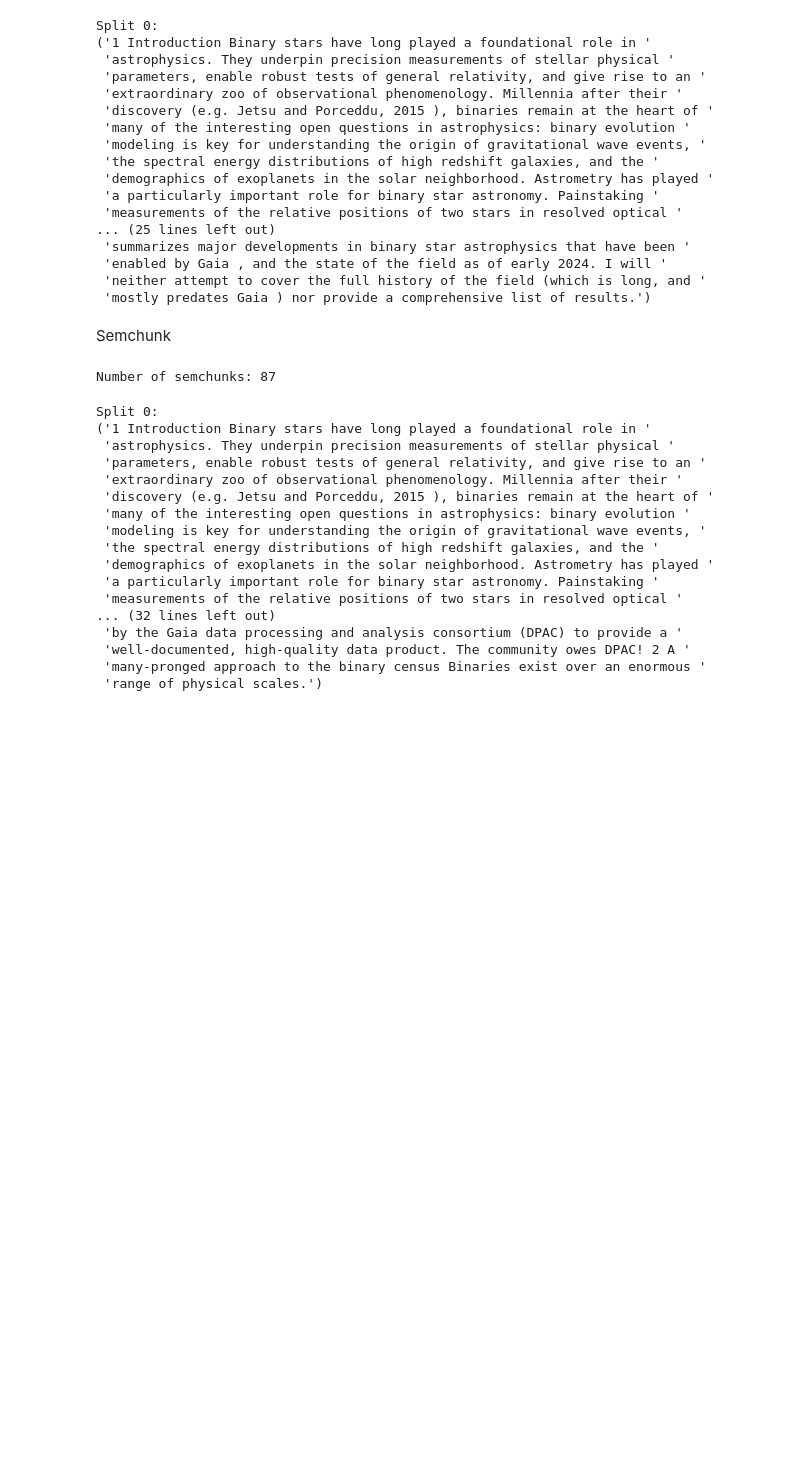
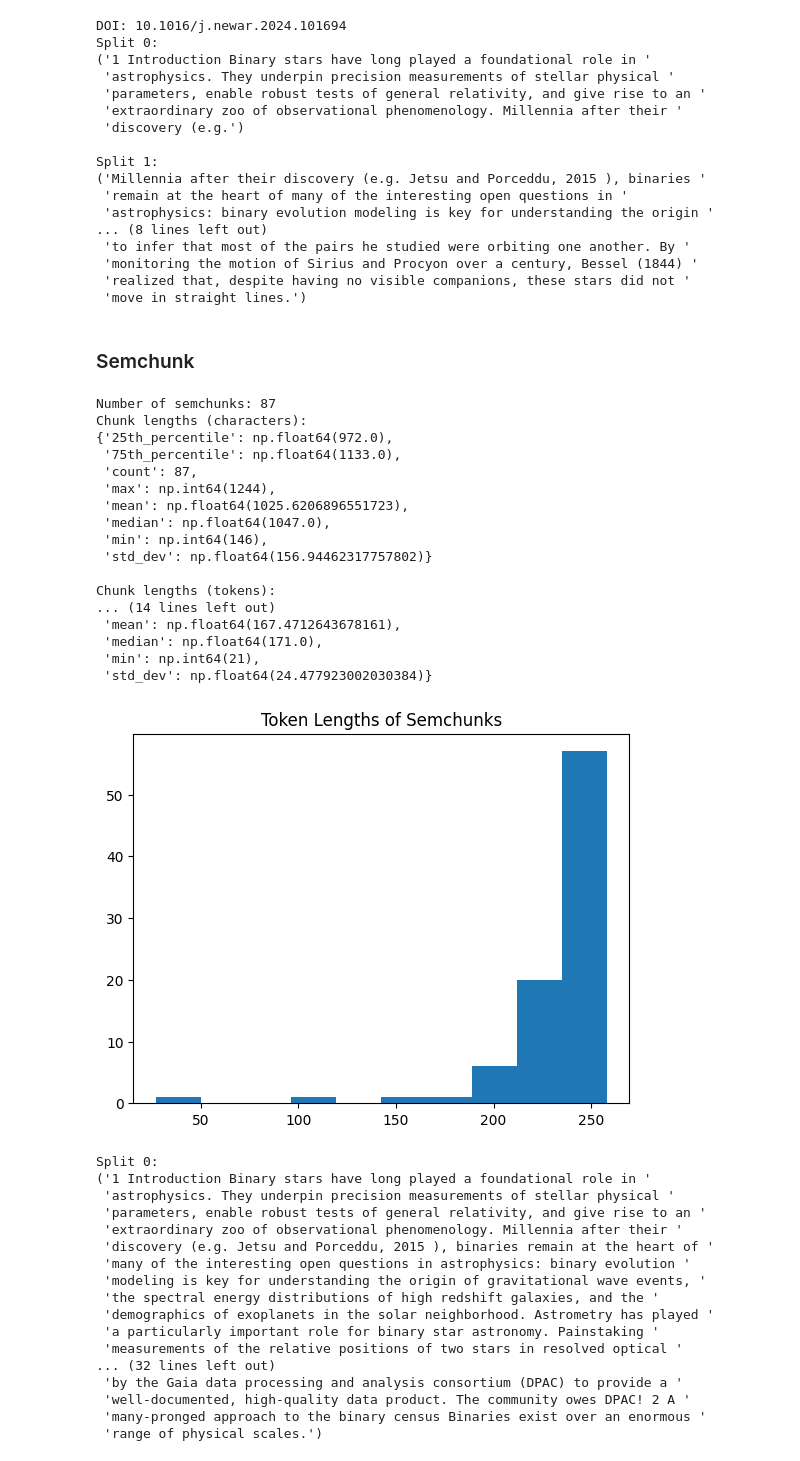
Before and after one commit to benjaminb/citeline, a Jupyter notebook: test_text_splitting.ipynb, the cells around one changed output. Drawn from its saved outputs; the diff is of its cells as text; code cells hidden in the pictures; blank space fills up the shorter version.

```diff
--- a/test_text_splitting.ipynb
+++ b/test_text_splitting.ipynb
@@ -71,39 +89,73 @@ Number of chunks: 113
 # %%
+print(f"DOI: {df['doi'].iloc[0]}")
 for i in range(3):
     print(f"Split {i}:")
     pprint(chunks[i])
     print()
 # %% [output]
+DOI: 10.1016/j.newar.2024.101694
 Split 0:
 ('1 Introduction Binary stars have long played a foundational role in '
  'astrophysics. They underpin precision measurements of stellar physical '
  'parameters, enable robust tests of general relativity, and give rise to an '
  'extraordinary zoo of observational phenomenology. Millennia after their '
- 'discovery (e.g. Jetsu and Porceddu, 2015 ), binaries remain at the heart of '
- 'many of the interesting open questions in astrophysics: binary evolution '
- 'modeling is key for understanding the origin of gravitational wave events, '
- 'the spectral energy distributions of high redshift galaxies, and the '
- 'demographics of exoplanets in the solar neighborhood. Astrometry has played '
- 'a particularly important role for binary star astronomy. Painstaking '
- 'measurements of the relative positions of two stars in resolved optical '
-... (25 lines left out)
- 'summarizes major developments in binary star astrophysics that have been '
- 'enabled by Gaia , and the state of the field as of early 2024. I will '
- 'neither attempt to cover the full history of the field (which is long, and '
- 'mostly predates Gaia ) nor provide a comprehensive list of results.')
+ 'discovery (e.g.')
+
+Split 1:
+('Millennia after their discovery (e.g. Jetsu and Porceddu, 2015 ), binaries '
+ 'remain at the heart of many of the interesting open questions in '
+ 'astrophysics: binary evolution modeling is key for understanding the origin '
+... (8 lines left out)
+ 'to infer that most of the pairs he studied were orbiting one another. By '
+ 'monitoring the motion of Sirius and Procyon over a century, Bessel (1844) '
+ 'realized that, despite having no visible companions, these stars did not '
+ 'move in straight lines.')
 # %% [markdown]
-Semchunk
+### Semchunk
 # %%
-from transformers import AutoTokenizer
 import semchunk
 
-tokenizer = AutoTokenizer.from_pretrained("BAAI/bge-small-en")
-chunker = semchunk.chunkerify(tokenizer, chunk_size=256)
+chunker = semchunk.chunkerify(bert_tokenizer, chunk_size=256)
 # %%
 semchunks = chunker(doc)
 print(f"Number of semchunks: {len(semchunks)}")
+
+token_lengths = get_token_lengths(semchunks, tokenizer)
+wordcounts = [len(chunk.split()) for chunk in semchunks]
+charcounts = [len(chunk) for chunk in semchunks]
+print("Chunk lengths (characters):")
+stats = get_summary_stats(charcounts)
+pprint(stats)
+print()
+print("Chunk lengths (tokens):")
+stats = get_summary_stats(token_lengths)
+pprint(stats)
+print()
+print("Chunk lengths (words):")
+stats = get_summary_stats(wordcounts)
+pprint(stats)
+plt.hist(token_lengths)
+plt.title("Token Lengths of Semchunks")
+plt.show()
 # %% [output]
 Number of semchunks: 87
+Chunk lengths (characters):
+{'25th_percentile': np.float64(972.0),
+ '75th_percentile': np.float64(1133.0),
+ 'count': 87,
+ 'max': np.int64(1244),
+ 'mean': np.float64(1025.6206896551723),
+ 'median': np.float64(1047.0),
+ 'min': np.int64(146),
+ 'std_dev': np.float64(156.94462317757802)}
+
+Chunk lengths (tokens):
+... (14 lines left out)
+ 'mean': np.float64(167.4712643678161),
+ 'median': np.float64(171.0),
+ 'min': np.int64(21),
+ 'std_dev': np.float64(24.477923002030384)}
+[figure, added]
 # %%
 for i in range(3):
     print(f"Split {i}:")
```
Also changed, not shown: parts of 31 cells of this notebook, 4 other files.
